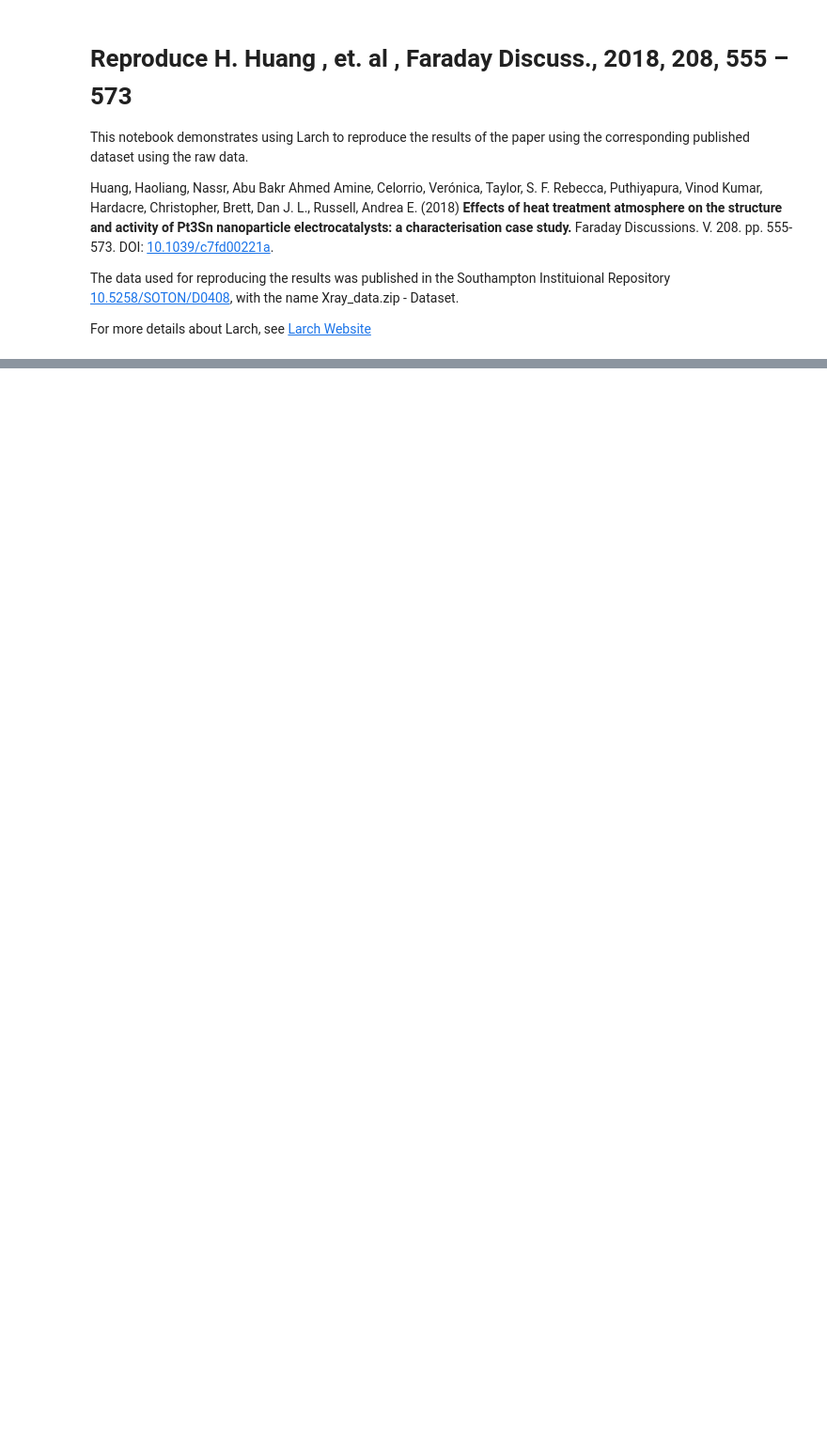
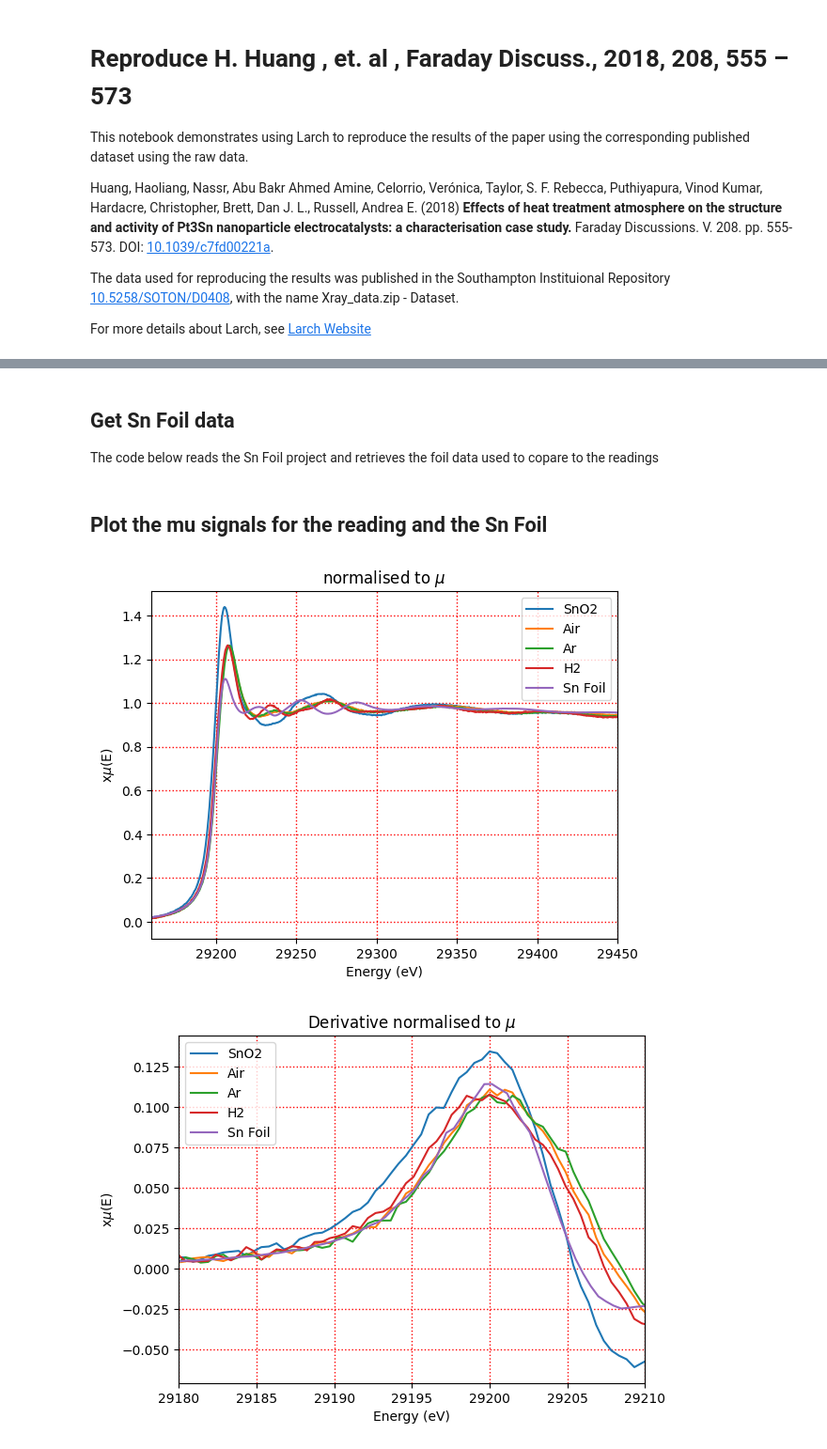
Before and after one commit to UK-Catalysis-Hub/XAS-Workflow-Demo, a Jupyter notebook: larch_workflow/Reproduce XAS Paper 01.ipynb, the cells around one changed output, grey strips where cells are left out. Shown at 94% size. Drawn from its saved outputs; the diff is of its cells as text; code cells hidden in the pictures; blank space fills up the shorter version.

Commit message:
Up to first derivative OK

```diff
--- a/larch_workflow/Reproduce XAS Paper 01.ipynb
+++ b/larch_workflow/Reproduce XAS Paper 01.ipynb
@@ -59,11 +52,14 @@ In this case energy and $\mu$ are provided, but the names of the columns do not
 We rename the columns. The name of the groups is the same as the name of the file. To make things easier we can also adjust the file name.
 # %%
 # variables that can be changed to process different datasets
-data_path = "./"
+data_path = "C:/harwell/PSDI_test/wf_data/pub_037/XAFS_prj/Sn K-edge/ascii"
 
-file_name_pattern = "*.xmu"
-f_prefix = "FeS2"
-column_labels = "energy mu i0"
+data_mappings={"SnO2": "*_PtSn_OC_H*",
+              "Air":  "*_PtSn_OCO_H*",
+              "Ar":  "*_PtSn_OCA_H*",
+              "H2":  "*_PtSn_OCH_H*",}
 
-top_count = 40
+f_prefix = "PtSn_KEdge"
+column_labels = "energy time I0 It Iref  mu lnItIref"
+
 show_graph = True # False to prevent showing graphs
@@ -72,0 +109,31 @@ The code in the cell below performs the bulk of the processing for task 1. It ca
+# %% [markdown]
+## Get Sn Foil data
+The code below reads the Sn Foil project and retrieves the foil data used to copare to the readings
+# %%
+# get the Sn foil from project:
+sn_foil = "C:/harwell/PSDI_test/wf_data/pub_037/XAFS_prj/Sn foil.prj"
+# read the input file
+sn_foil_prj = athenamgr.read_project(sn_foil)
+
+sn_foil_group = athenamgr.get_group(sn_foil_prj, 'merge')
+sn_foil_group.filename = "Sn Foil"
+
+merged_results["Sn Foil"] = sn_foil_group
+# %% [markdown]
+## Plot the mu signals for the reading and the Sn Foil
+# %%
+for a_sample in merged_results:
+    plt = athenamgr.plot_normalised(merged_results[a_sample])
+
+plt.xlim([29160, 29450])
+plt.show()
+
+recalibrate_e0_to = 29204
+for a_sample in merged_results:
+    plt = athenamgr.plot_derivative(merged_results[a_sample])
+
+plt.xlim([29180, 29210])
+plt.show()
+# %% [output]
+[figure, added]
+[figure, added]
```
Also changed, not shown: parts of 13 cells of this notebook, 2 other files.
